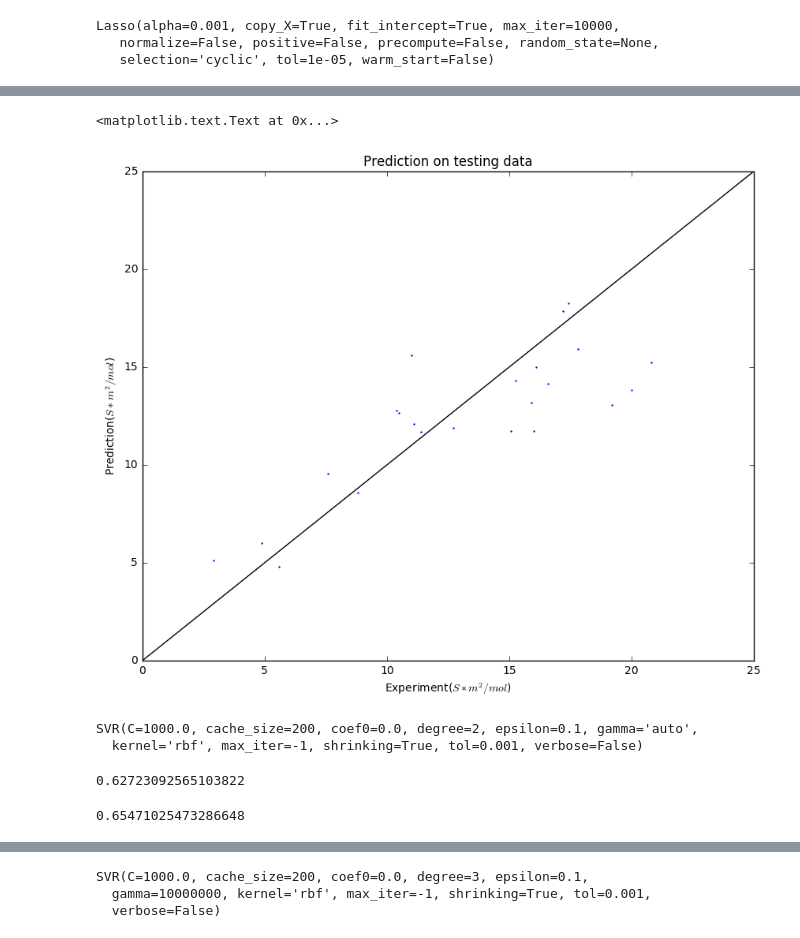
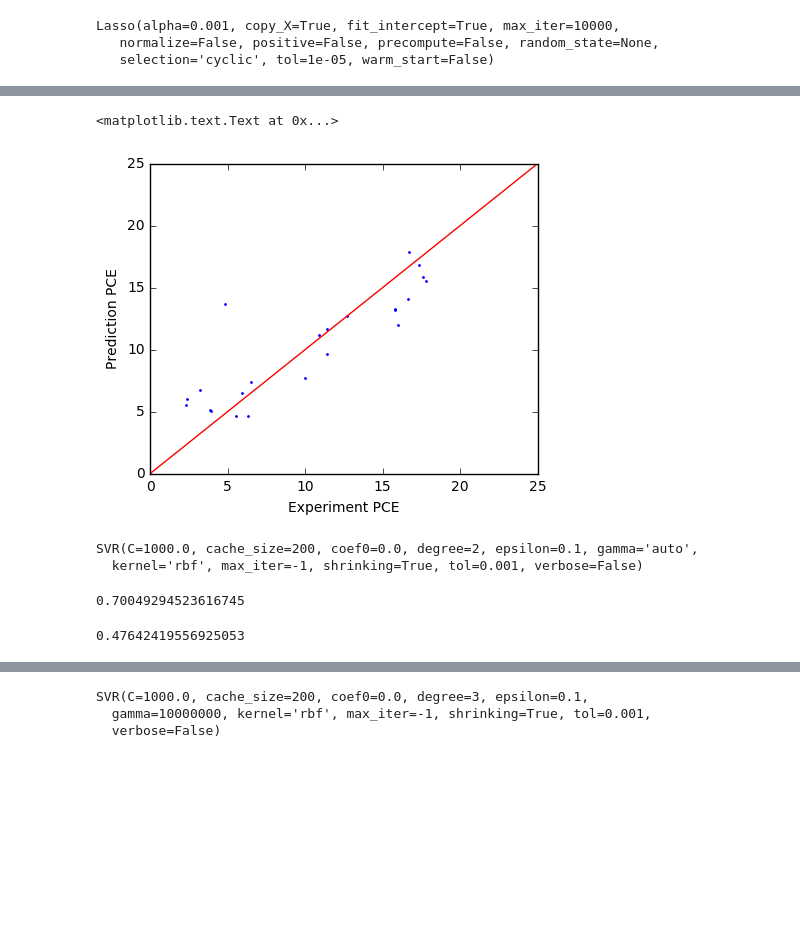
Before and after one commit to sdf94/DDDP-1, a Jupyter notebook: Results.ipynb, the cells around one changed output, grey strips where cells are left out. Saved outputs shown, nothing was run; the diff lists cells and outputs as text; code cells hidden in the pictures; blank space fills up the shorter version.

```diff
--- a/Results.ipynb
+++ b/Results.ipynb
@@ -215,10 +215,11 @@ plt.ylabel("Prediction($S*m^2/mol$)")
 predict_test=obj.predict(X_test)
 
 # make the plot of predition on testing data
-plt.figure(figsize=(10,8))
-plt.scatter(y_test,predict_test,s=0.5,color='blue')
-plt.title('Prediction on testing data')
-plt.plot(np.linspace(0,25,1000),np.linspace(0,25,1000),color='black')
+plt.figure(figsize=(5,4))
+plt.rcParams.update({'font.size': 10})
+plt.scatter(y_test,predict_test,s=1,color='blue')
+#plt.title('Prediction on testing data')
+plt.plot(np.linspace(0,25,1000),np.linspace(0,25,1000),color='red')
 plt.xlim((0,25))
 plt.ylim((0,25))
 plt.xlabel("Experiment PCE")
@@ -247,5 +248,5 @@ lasso.score(X_test,y_test)
 # %%
-rdata1 = pd.read_csv('reduced_coefficient_3.csv')
+rdata1 = pd.read_csv('reduced_coefficient_2.csv')
 # %%
 rdata1.head()
 # %% [output]
@@ -353,13 +360,14 @@ list(rdata1)
  'Br',
  'PCE']
 # %%
-plt.figure(figsize=(10,8))
-plt.scatter(yy_train,predict_XX_train,s=0.5,color='blue')
-plt.title('Prediction on training data')
-plt.plot(np.linspace(0,25,1000),np.linspace(0,25,1000),color='black')
+plt.figure(figsize=(5,4))
+plt.rcParams.update({'font.size': 10})
+plt.scatter(yy_train,predict_XX_train,s=1,color='blue')
+#plt.title('Prediction on training data')
+plt.plot(np.linspace(0,25,1000),np.linspace(0,25,1000),color='red')
 plt.xlim((0,25))
 plt.ylim((0,25))
-plt.xlabel("Experiment($S*m^2/mol$)")
-plt.ylabel("Prediction($S*m^2/mol$)")
+plt.xlabel("Experiment PCE")
+plt.ylabel("Prediction PCE")
 # %% [output]
 <matplotlib.text.Text at 0x...>
@@ -367,15 +375,16 @@ plt.ylabel("Prediction($S*m^2/mol$)")
 # %%
-plt.figure(figsize=(10,8))
-plt.scatter(yy_test,predict_XX_test,s=0.5,color='blue')
-plt.title('Prediction on testing data')
-plt.plot(np.linspace(0,25,1000),np.linspace(0,25,1000),color='black')
+plt.figure(figsize=(5,4))
+plt.rcParams.update({'font.size': 10})
+plt.scatter(yy_test,predict_XX_test,s=1,color='blue')
+#plt.title('Prediction on testing data')
+plt.plot(np.linspace(0,25,1000),np.linspace(0,25,1000),color='red')
 plt.xlim((0,25))
 plt.ylim((0,25))
-plt.xlabel("Experiment($S*m^2/mol$)")
-plt.ylabel("Prediction($S*m^2/mol$)")
+plt.xlabel("Experiment PCE")
+plt.ylabel("Prediction PCE")
 # %% [output]
 <matplotlib.text.Text at 0x...>
-[figure, old version]
+[figure, new version]
 # %%
 from sklearn.svm import SVR
 # %%
@@ -388,11 +397,11 @@ SVR(C=1000.0, cache_size=200, coef0=0.0, degree=2, epsilon=0.1, gamma='auto',
 # %%
 svr.score(XX_train,yy_train)
 # %% [output]
-0.62723092565103822
+0.70049294523616745
 # %%
 svr.score(XX_test,yy_test)
 # %% [output]
-0.65471025473286648
+0.47642419556925053
 # %%
 predict_XX_train = svr.predict(XX_train)
 # %%
```
Also changed, not shown: parts of 40 cells of this notebook.
